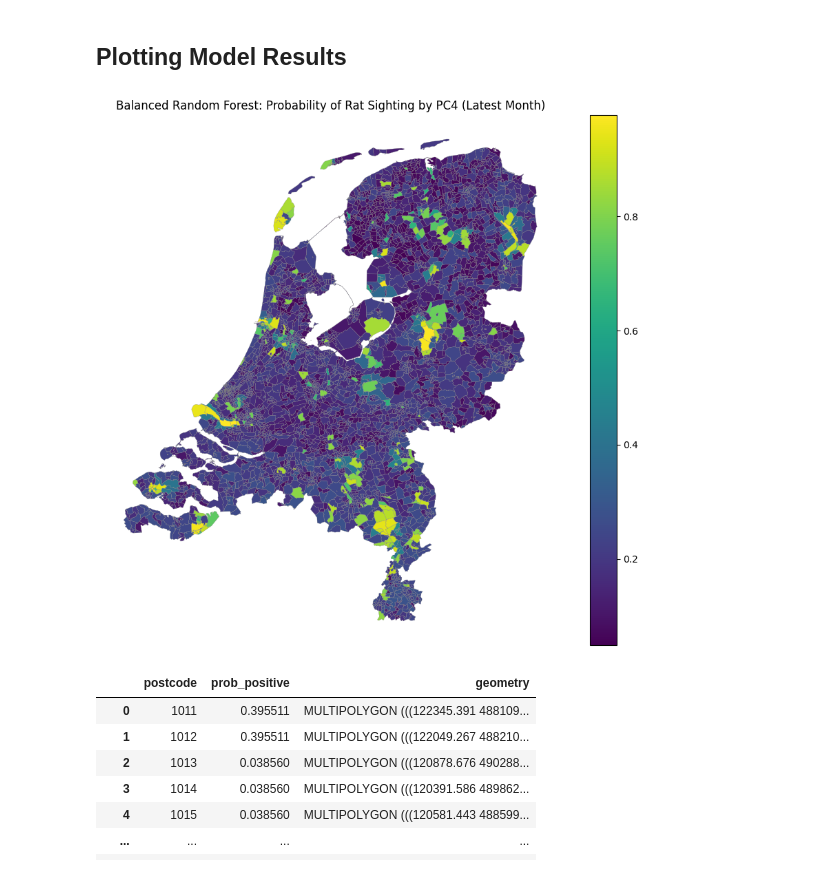
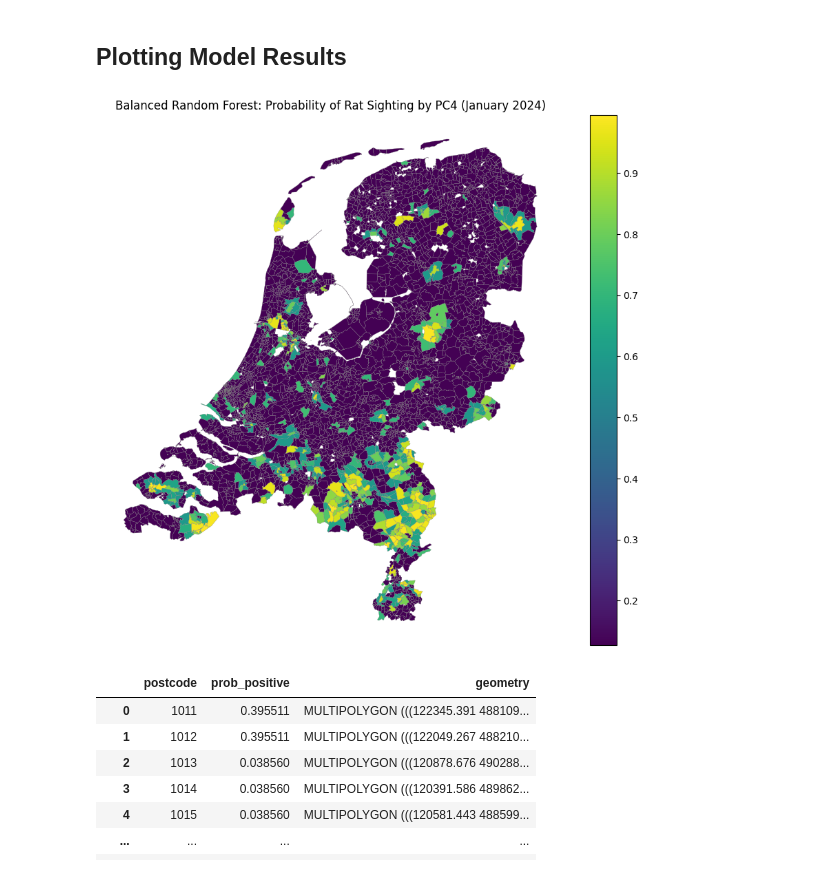
Before and after one commit to wybrendejong/act2025webapp, a Jupyter notebook: data_exploration/classification.ipynb, the cells around one changed output. Drawn from its saved outputs; the diff is of its cells as text; code cells hidden in the pictures.

Commit message:
Collcting data exploration results

```diff
--- a/data_exploration/classification.ipynb
+++ b/data_exploration/classification.ipynb
@@ -116,7 +116,7 @@ ml_monthly_gdf['spatial_lag_prev'] = ml_monthly_gdf.groupby('postcode')['spatial
 
 #Define features to use
 features = ['TOTAAL_lag1', 'TOTAAL_lag2', 'rolling_mean',
-            'rolling_max', 'rolling_std', 'spatial_lag_prev', 'mean_temperature']
+            'rolling_max', 'rolling_std', 'spatial_lag_prev']
 
 # Set features to exclude in ML
 exclude_features = ['postcode', 'TOTAAL', 'area_km2',
@@ -128,11 +128,11 @@ ml_monthly_gdf = ml_monthly_gdf.merge(
     ml_merged_df.drop(columns=['TOTAAL', 'geometry'], errors='ignore'),  # drop columns you don't want duplicated
     on='postcode',
     how='left'
-)
+).dropna()
 
 #ml_monthly_gdf = ml_monthly_gdf.merge(month_temp_df[['mean_temperature', 'date']], left_on='month', right_on='date', how='left')
 
-X, y = ml.prepare_clf_data(ml_monthly_gdf, 'TOTAAL', exclude_features=exclude_features)
+X, y = ml.prepare_clf_data(ml_monthly_gdf, 'TOTAAL', include_fearues=features)
 
 # Split into train/test
 X_train, X_test, y_train, y_test = train_test_split(X, y, stratify=y, random_state=16)
@@ -592,37 +560,37 @@ weighted avg       0.74      0.77      0.74      3876
 # Predict rat sighting probability for all PC4s using the latest available month in ml_monthly_gdf
 # This ensures all lag/rolling features are present and match the training features
 
 # Specify the target month (as a pandas Timestamp)
-target_month = ml_monthly_gdf['month'].max() #pd.Timestamp('2023-08-01')  # Change this as needed
+target_month = pd.Timestamp('2024-01-01')  # Change this as needed
 
 # Select rows for the target month and set index to postcode
 target_df = ml_monthly_gdf[ml_monthly_gdf['month'] == target_month].set_index('postcode')
 
 # Prepare features for prediction (must match training features)
-X_pred = target_df.drop(columns=exclude_features, errors='ignore')
+X_pred = target_df[features]#.drop(columns=exclude_features, errors='ignore')
 
 # Prepare GeoDataFrame for plotting
 ml_plot_df = target_df[['geometry']].copy()
 ml_plot_df['prob_positive'] = clf.predict_proba(X_pred)[:, 1]
 
 fig, ax = plt.subplots(1, 1, figsize=(12, 10))
 ml_plot_df.plot(
     column='prob_positive',
     cmap='viridis',
     linewidth=0.2,
     edgecolor='grey',
     ax=ax,
     legend=True,
     missing_kwds={
         "color": "lightgrey",
         "label": "No data"
     }
 )
-ax.set_title('Balanced Random Forest: Probability of Rat Sighting by PC4 (Latest Month)')
+ax.set_title('Balanced Random Forest: Probability of Rat Sighting by PC4 (January 2024)')
 ax.axis('off')
 plt.show()
 # %% [output]
-[figure, old version]
+[figure, new version]
 # %%
 # Save the GeoDataFrame with predicted probabilities to a GeoPackage file
 gpkg_path = data_folder_path + "rat_sighting_probabilities_" + str(target_month.date()) + ".gpkg"
```
Also changed, not shown: parts of 10 cells of this notebook, 2 other files.
